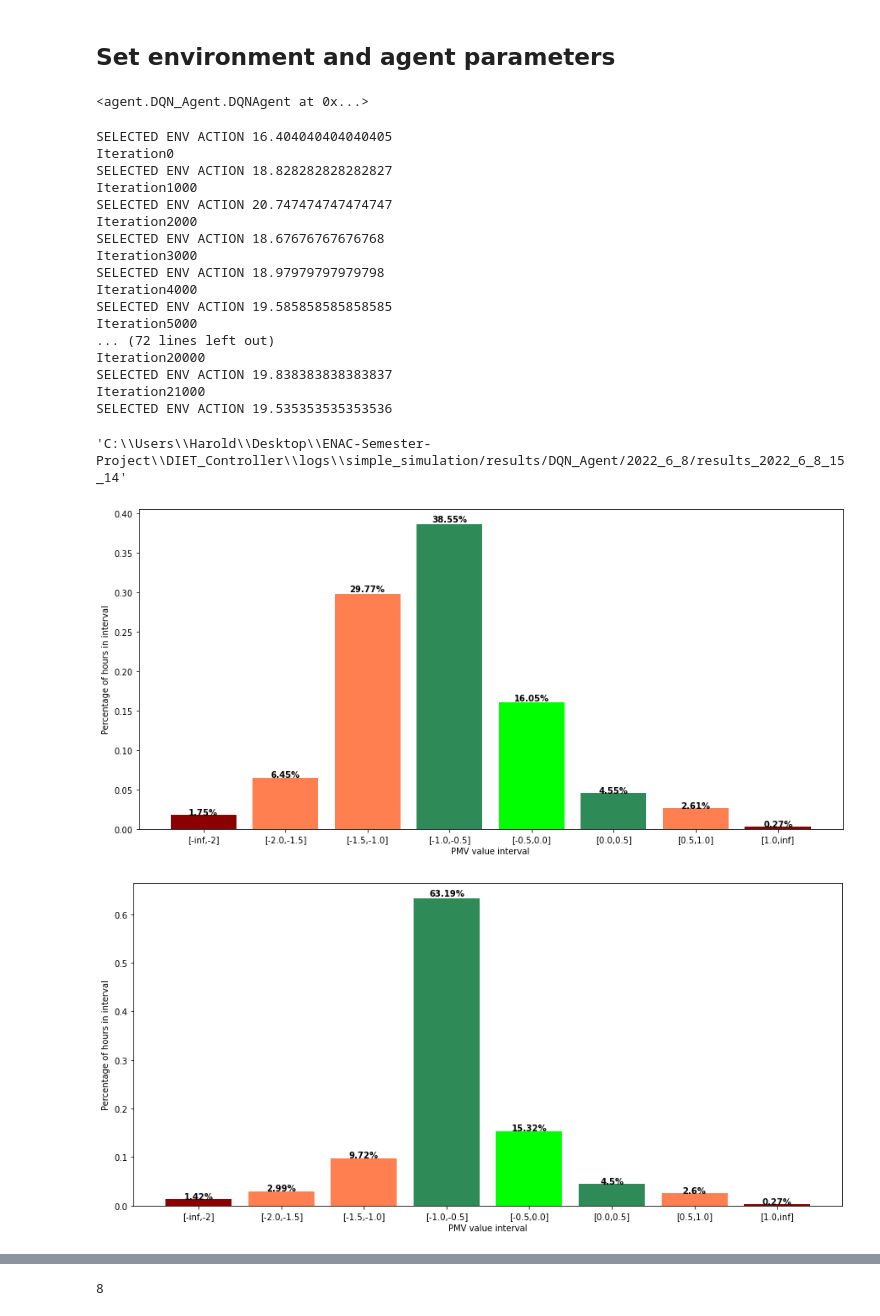
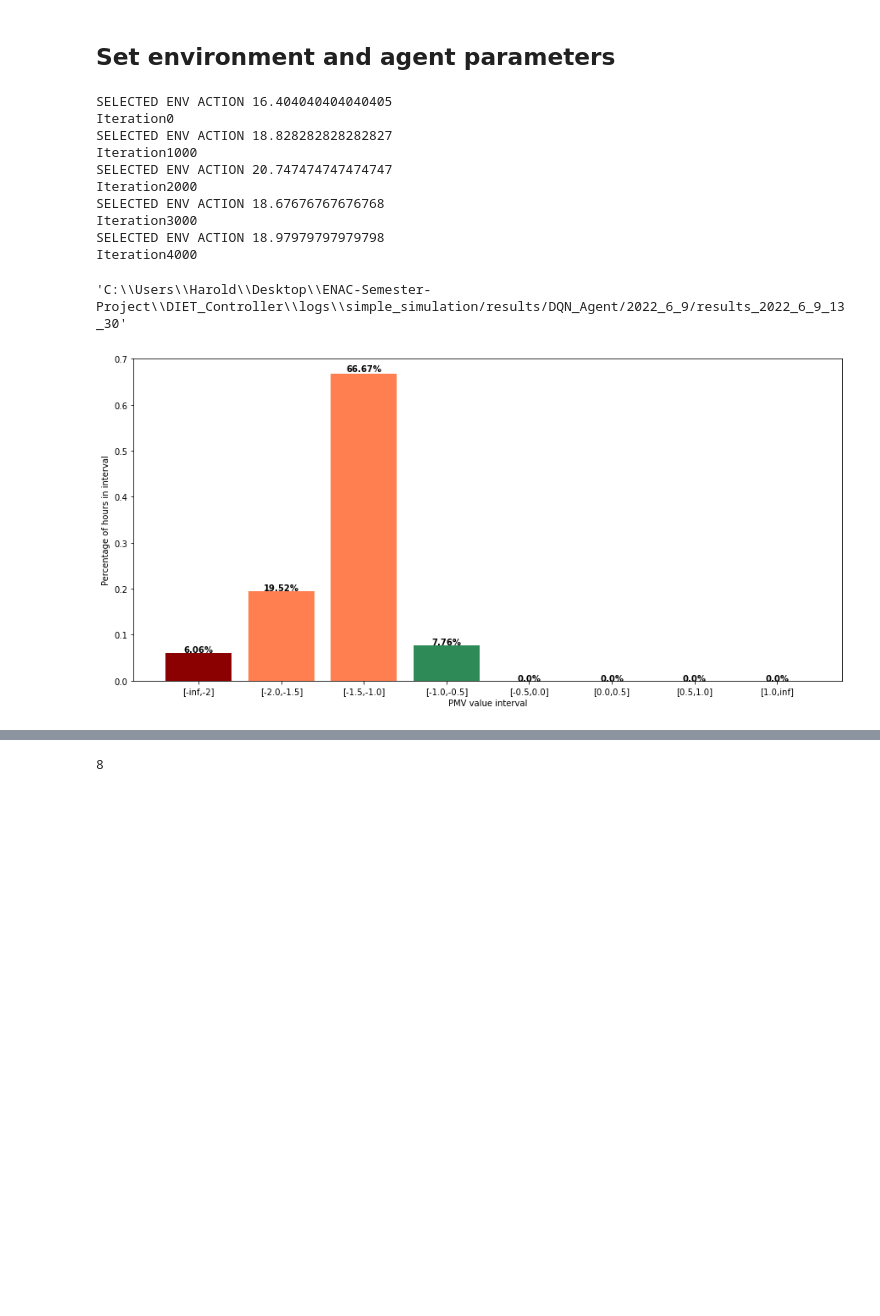
Before and after one commit to Vincisteel/DIET_Controller, a Jupyter notebook: src/DQN_notebook.ipynb, the cells around one changed output, grey strips where cells are left out. Cells and saved outputs as stored; diff of their text form; code cells hidden in the pictures; blank space fills up the shorter version.

```diff
--- a/src/DQN_notebook.ipynb
+++ b/src/DQN_notebook.ipynb
@@ -67,44 +64,32 @@ def cumulative_reward(data:pd.DataFrame) -> float:
-# %%
-agent.train
-# %% [output]
-<agent.DQN_Agent.DQNAgent at 0x...>
 # %%
 from utils import all_combinations_list
 
 best_reward = -np.inf
 best_path = ""
 
 logging_path = r"C:\Users\Harold\Desktop\ENAC-Semester-Project\DIET_Controller\logs\simple_simulation"
 
 for curr_agent_arguments in all_combinations_list(agent_arguments):
 
     agent = DQNAgent(env).from_dict(dict_arguments=curr_agent_arguments)
-    results_path, summary_df = agent.train(logging_path= logging_path, num_episodes=2, num_iterations=None ,log=True)
+    results_path, summary_df = agent.train(logging_path= logging_path, num_episodes=1, num_iterations=5000 ,log=True)
     total_cum_reward = cumulative_reward(summary_df)
     if total_cum_reward > best_reward:
         best_reward = total_cum_reward
         best_path = results_path
 
 
 best_path
 # %% [output]
 SELECTED ENV ACTION 16.404040404040405
 Iteration0
 SELECTED ENV ACTION 18.828282828282827
 Iteration1000
 SELECTED ENV ACTION 20.747474747474747
 Iteration2000
 SELECTED ENV ACTION 18.67676767676768
 Iteration3000
 SELECTED ENV ACTION 18.97979797979798
 Iteration4000
-SELECTED ENV ACTION 19.585858585858585
-Iteration5000
-... (72 lines left out)
-Iteration20000
-SELECTED ENV ACTION 19.838383838383837
-Iteration21000
-SELECTED ENV ACTION 19.535353535353536
-'C:\\Users\\Harold\\Desktop\\ENAC-Semester-Project\\DIET_Controller\\logs\\simple_simulation/results/DQN_Agent/2022_6_8/results_2022_6_8_15_14'
+'C:\\Users\\Harold\\Desktop\\ENAC-Semester-Project\\DIET_Controller\\logs\\simple_simulation/results/DQN_Agent/2022_6_9/results_2022_6_9_13_30'
-[figure, old version]
+[figure, new version]
-[figure, removed]
```
Also changed, not shown: parts of 4 cells of this notebook, 15 other files.
